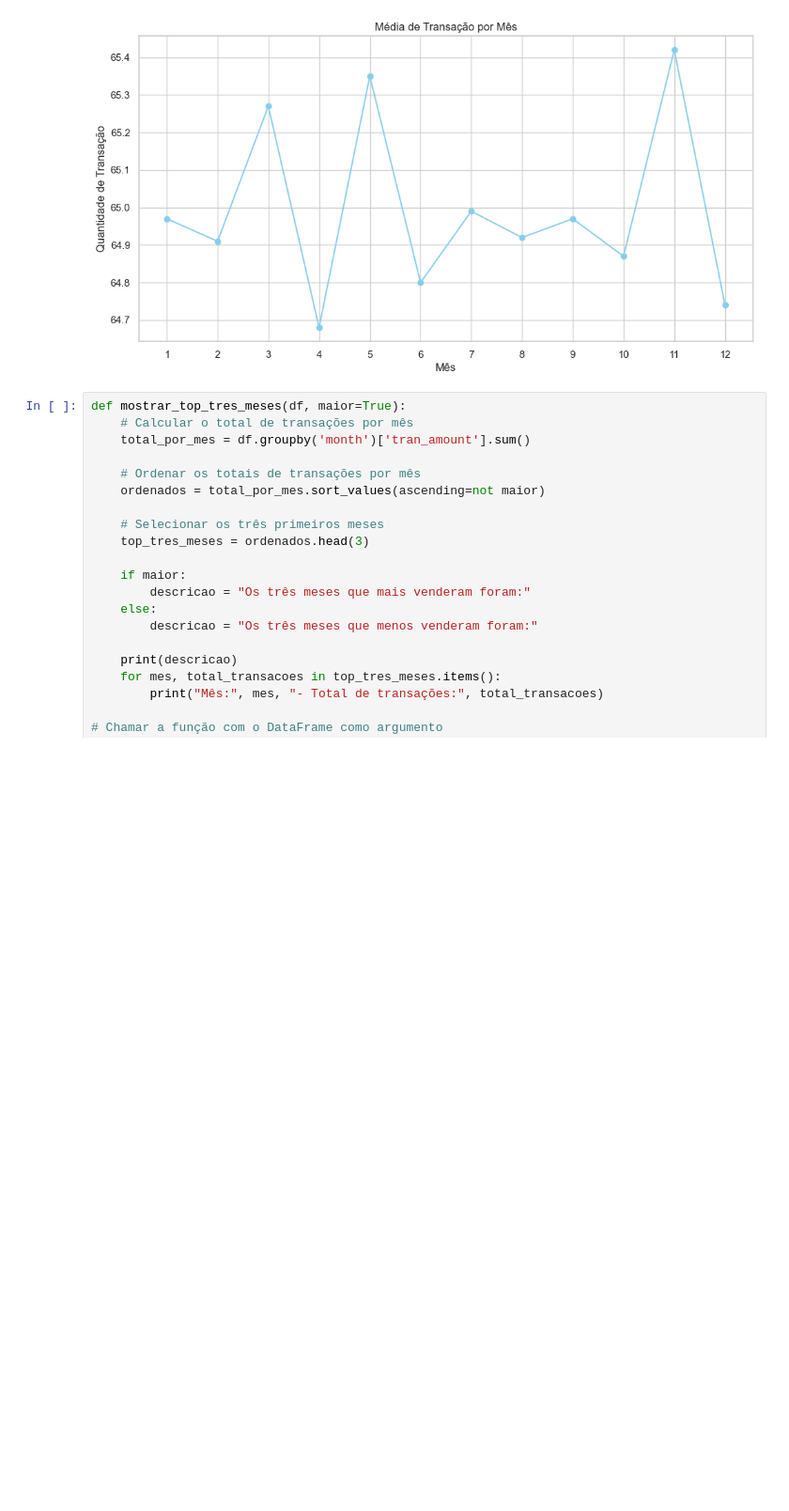
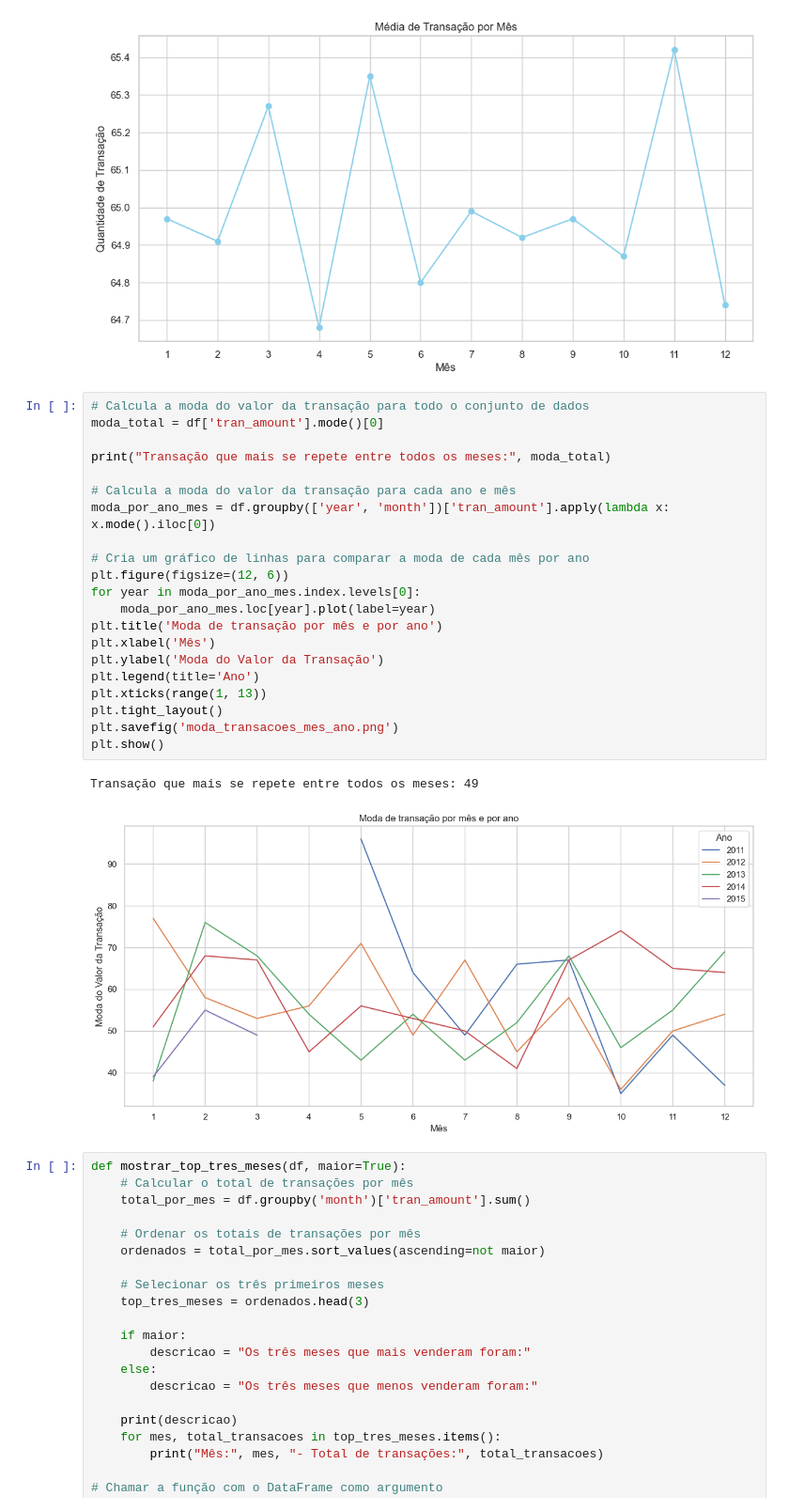
Before and after one commit to GabrielRodrigues11/test-basic-analysis, a Jupyter notebook: main.ipynb, the cells around one changed output. Shown at 94% size. Drawn from its saved outputs; the diff is of its cells as text; blank space fills up the shorter version.

```diff
--- a/main.ipynb
+++ b/main.ipynb
@@ -312,6 +300,30 @@ Média de Transação para o mês 10: 64.87
 Média de Transação para o mês 11: 65.42
 Média de Transação para o mês 12: 64.74
 [figure]
+# %%
+# Calcula a moda do valor da transação para todo o conjunto de dados
+moda_total = df['tran_amount'].mode()[0]
+
+print("Transação que mais se repete entre todos os meses:", moda_total)
+
+# Calcula a moda do valor da transação para cada ano e mês
+moda_por_ano_mes = df.groupby(['year', 'month'])['tran_amount'].apply(lambda x: x.mode().iloc[0])
+
+# Cria um gráfico de linhas para comparar a moda de cada mês por ano
+plt.figure(figsize=(12, 6))
+for year in moda_por_ano_mes.index.levels[0]:
+    moda_por_ano_mes.loc[year].plot(label=year)
+plt.title('Moda de transação por mês e por ano')
+plt.xlabel('Mês')
+plt.ylabel('Moda do Valor da Transação')
+plt.legend(title='Ano')
+plt.xticks(range(1, 13))
+plt.tight_layout()
+plt.savefig('moda_transacoes_mes_ano.png')
+plt.show()
+# %% [output]
+Transação que mais se repete entre todos os meses: 49
+[figure, added]
 # %%
 def mostrar_top_tres_meses(df, maior=True):
     # Calcular o total de transações por mês
```
Also changed, not shown: parts of 4 cells of this notebook, 10 other files.
